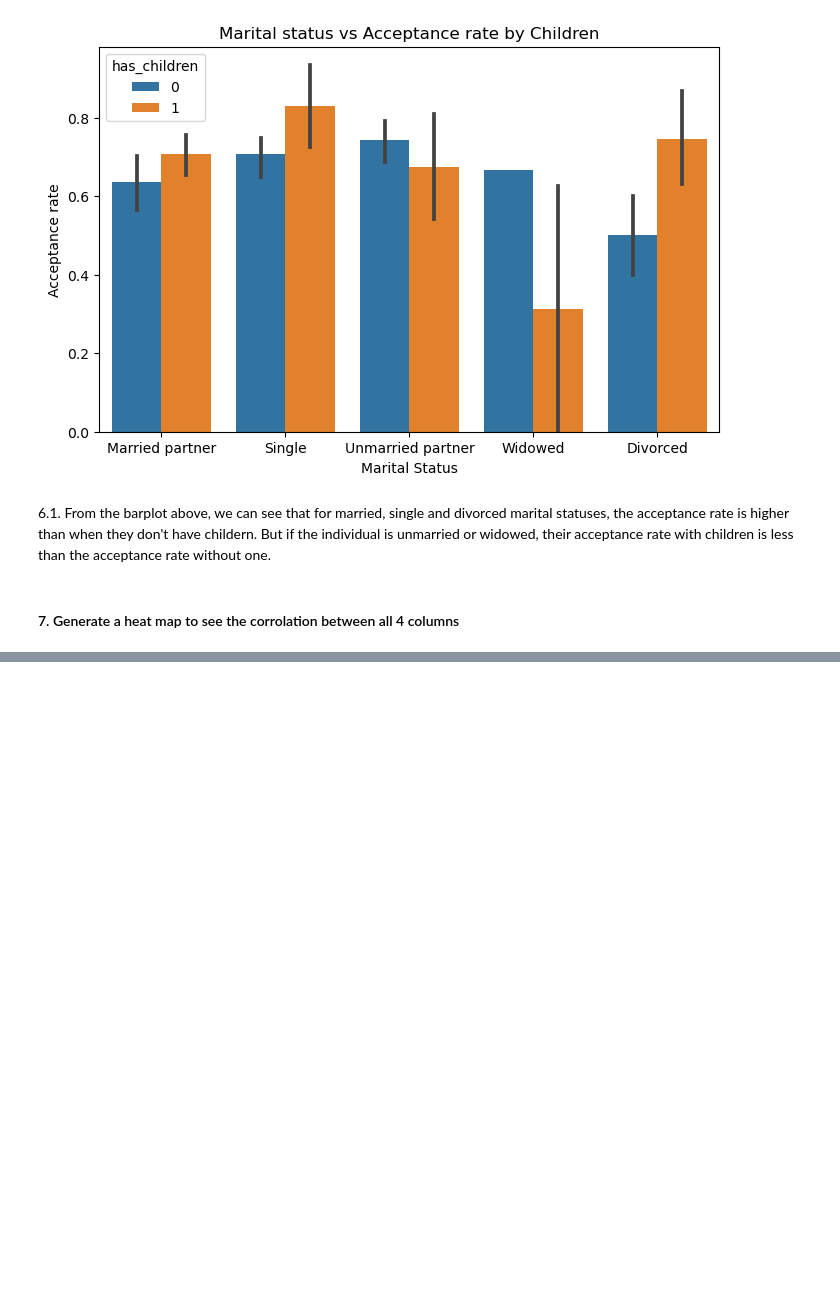
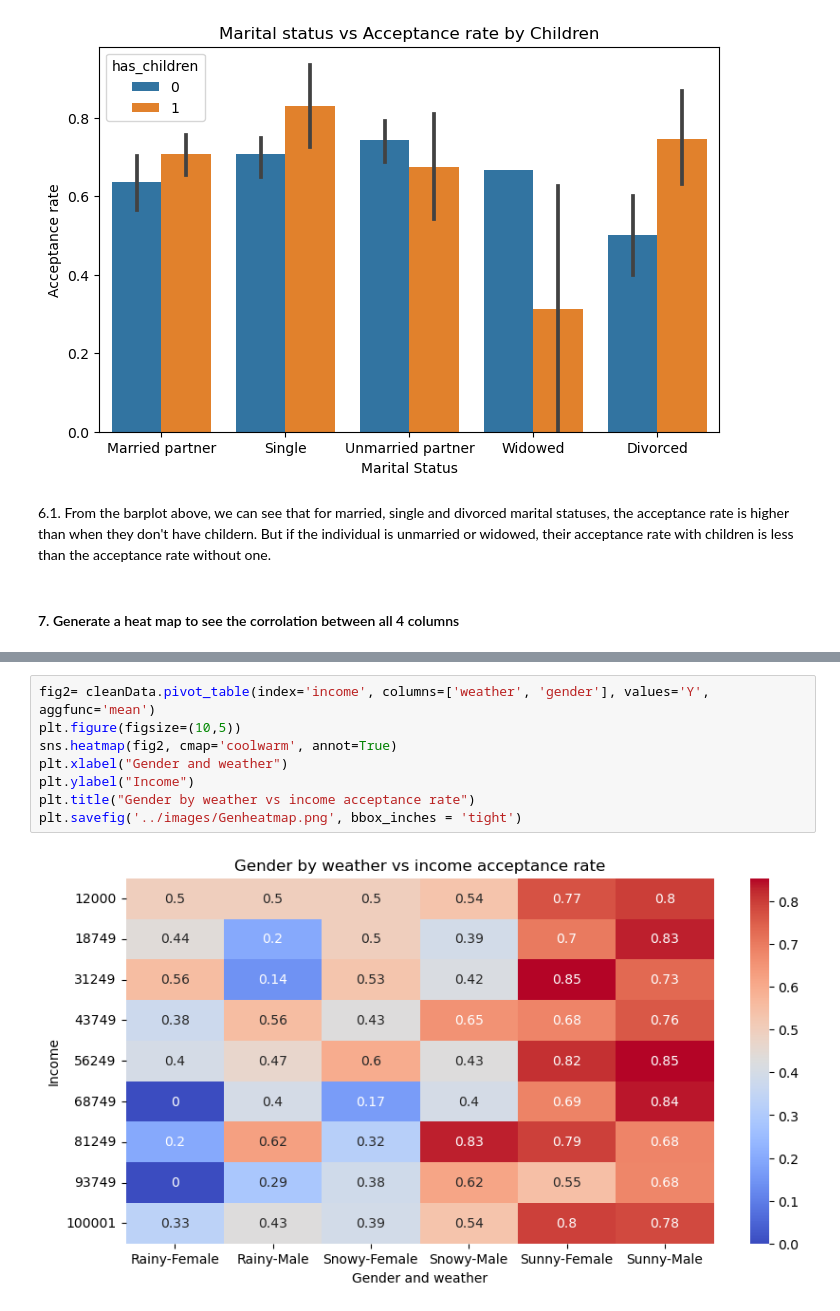
Before and after one commit to Ziggy-Z/Coupon-Acceptance, a Jupyter notebook: notebook/prompt.ipynb, the cells around one changed output, grey strips where cells are left out. Drawn from its saved outputs; the diff is of its cells as text; blank space fills up the shorter version.

```diff
--- a/notebook/prompt.ipynb
+++ b/notebook/prompt.ipynb
@@ -528,0 +530,10 @@ plt.savefig('../images/heatmap.png', bbox_inches = 'tight')
+# %%
+fig2= cleanData.pivot_table(index='income', columns=['weather', 'gender'], values='Y', aggfunc='mean')
+plt.figure(figsize=(10,5))
+sns.heatmap(fig2, cmap='coolwarm', annot=True)
+plt.xlabel("Gender and weather")
+plt.ylabel("Income")
+plt.title("Gender by weather vs income acceptance rate")
+plt.savefig('../images/Genheatmap.png', bbox_inches = 'tight')
+# %% [output]
+[figure, added]
```
Also changed, not shown: parts of 2 cells of this notebook, 4 other files.
